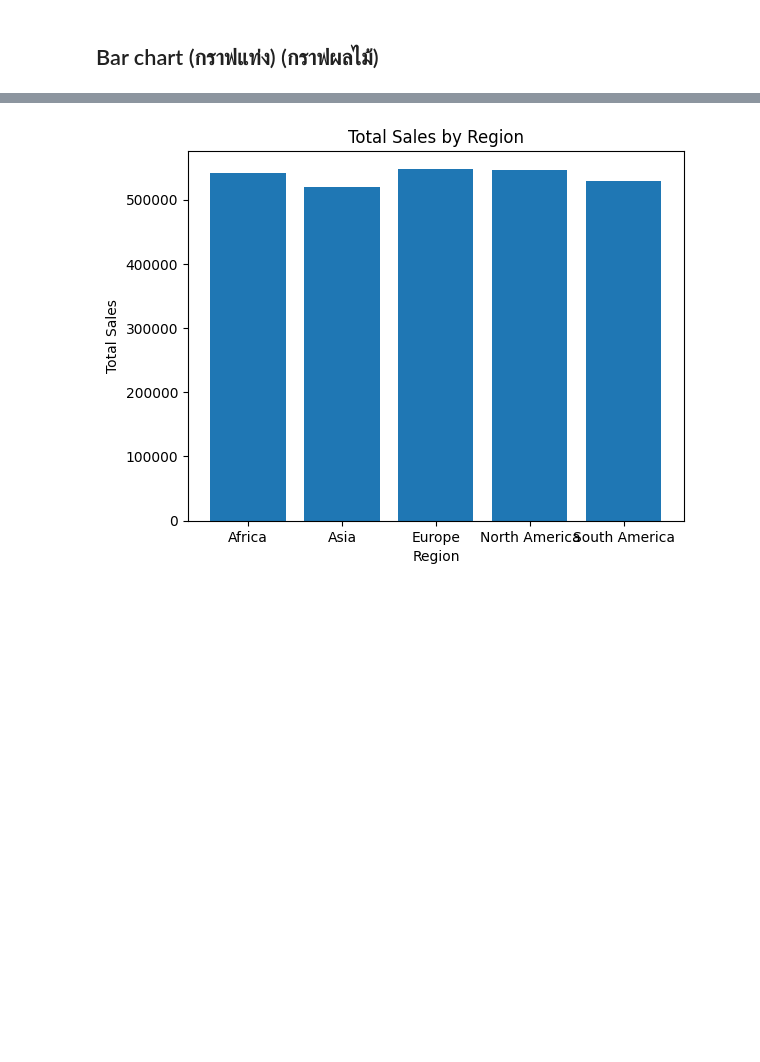
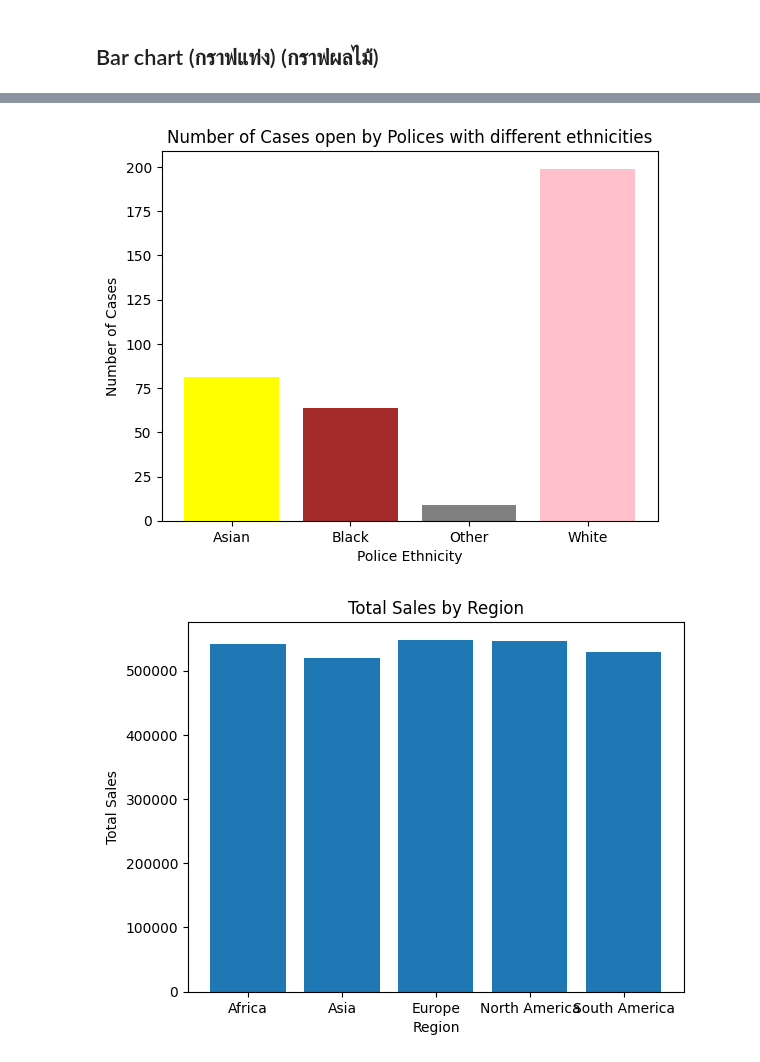
Before and after one commit to BabimBeam/dataviz2025, a Jupyter notebook: Copy_of_Visualize_Data_Comparison_2025.ipynb, the cells around one changed output, grey strips where cells are left out. Cells and saved outputs as stored; diff of their text form; code cells hidden in the pictures; blank space fills up the shorter version.

```diff
--- a/Copy_of_Visualize_Data_Comparison_2025.ipynb
+++ b/Copy_of_Visualize_Data_Comparison_2025.ipynb
@@ -63,3 +101,10 @@ dtype: int64
+# %%
+plt.bar(compared_police_eth['Officer-defined ethnicity'], compared_police_eth['Type'], color=['yellow', 'brown', 'gray', 'pink']);
+plt.xlabel('Police Ethnicity')
+plt.ylabel('Number of Cases')
+plt.title('Number of Cases open by Polices with different ethnicities');
+# %% [output]
+[figure, added]
 # %%
 # prompt: สร้าง bar chart เปรียบเทียบปริมาณ sales ทั้งหมดของแต่ละ region ด้วยคำสั้ง plt.bar
 
```
Also changed, not shown: parts of 20 cells of this notebook.
